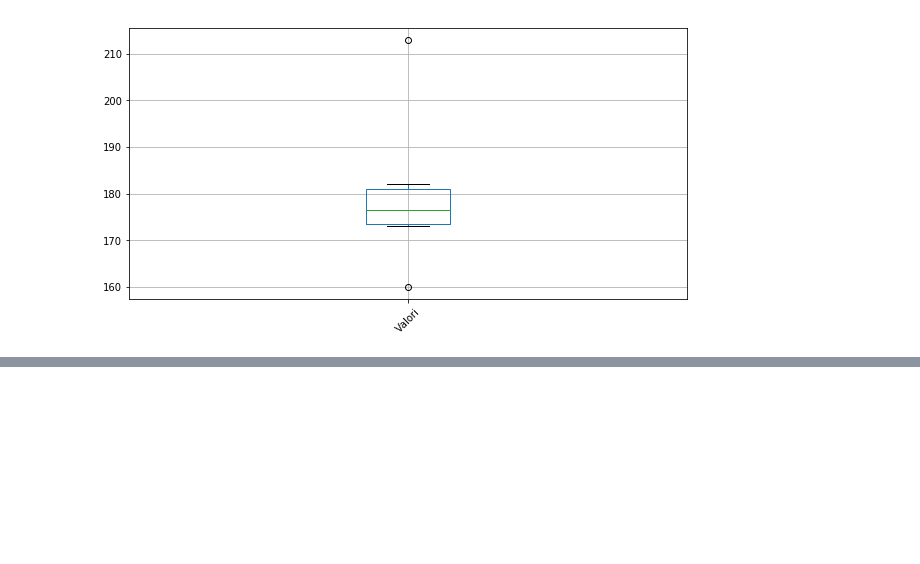
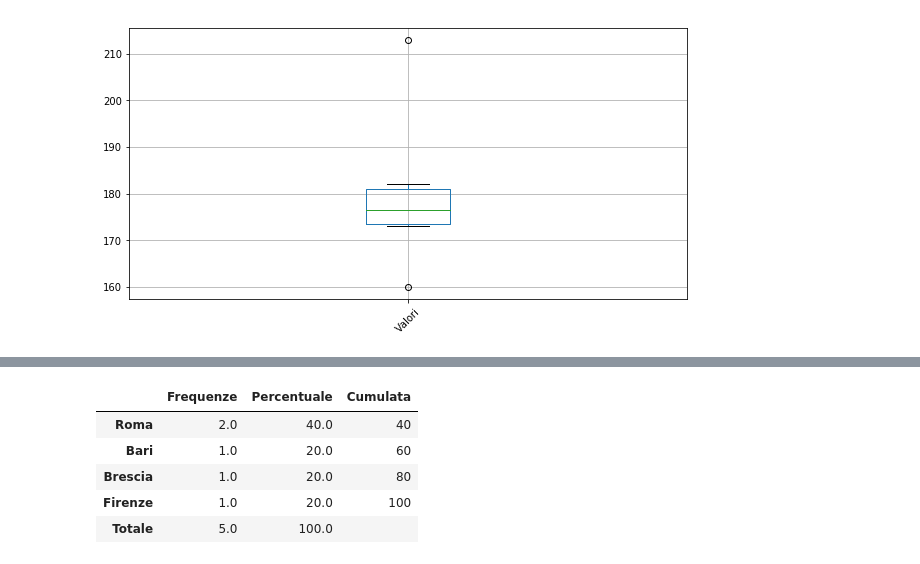
Before and after one commit to scarsellifi/open-notebook-science, a Jupyter notebook: Python e Pandas - Operazioni base.ipynb, the cells around one changed output, grey strips where cells are left out. Saved outputs shown, nothing was run; the diff lists cells and outputs as text; code cells hidden in the pictures; blank space fills up the shorter version.

```diff
--- a/Python e Pandas - Operazioni base.ipynb
+++ b/Python e Pandas - Operazioni base.ipynb
@@ -1035,0 +1118,13 @@ plt.show()
+# %%
+resid= dist_frequenza(matrice = dati,
+               colonna = "Residenza",
+              tipo = "categoriale",
+              )
+resid
+# %% [output]
+|  | Frequenze | Percentuale | Cumulata |
+| Roma | 2.0 | 40.0 | 40 |
+| Bari | 1.0 | 20.0 | 60 |
+| Brescia | 1.0 | 20.0 | 80 |
+| Firenze | 1.0 | 20.0 | 100 |
+| Totale | 5.0 | 100.0 |  |
```
Also changed, not shown: parts of 16 cells of this notebook, 1 other file.
